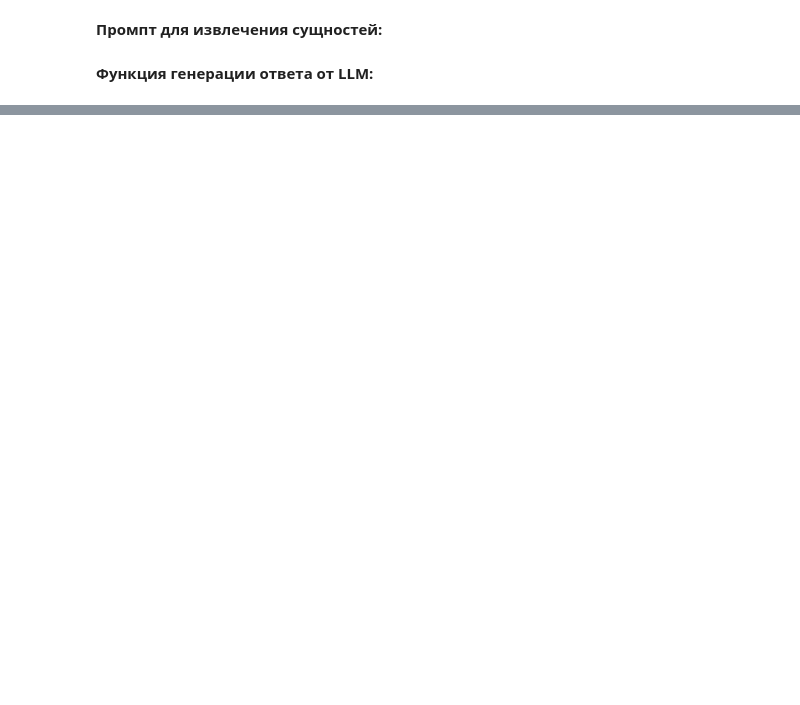
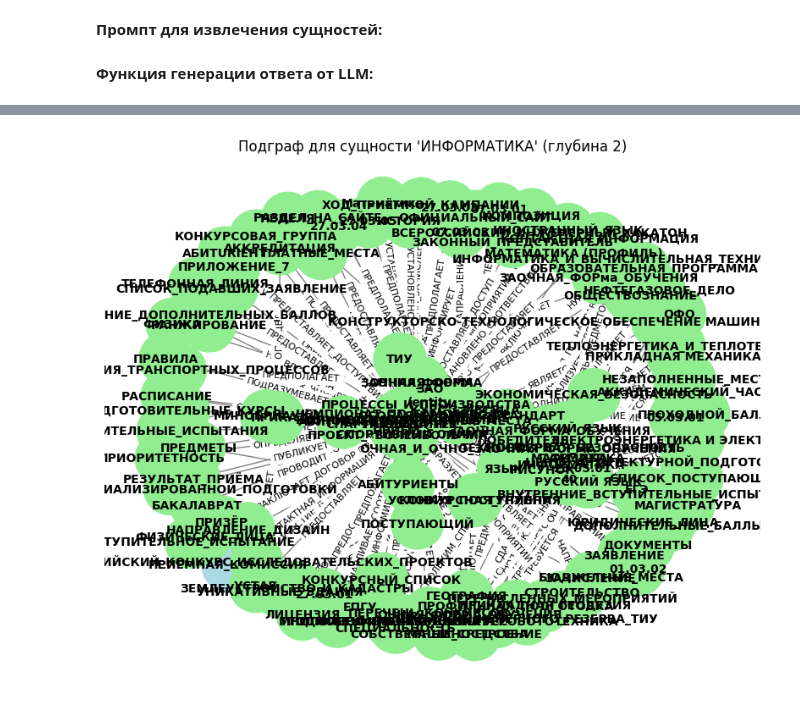
Before and after one commit to Andr171p/advanced-rag, a Jupyter notebook: notebooks/knowladge_graph.ipynb, the cells around one changed output, grey strips where cells are left out. Drawn from its saved outputs; the diff is of its cells as text; code cells hidden in the pictures; blank space fills up the shorter version.

```diff
--- a/notebooks/knowladge_graph.ipynb
+++ b/notebooks/knowladge_graph.ipynb
@@ -205,0 +332,25 @@ plt.show()
+# %%
+def extract_subgraph(graph, entity, depth=1):
+    if entity not in graph:
+        raise ValueError(f"Сущность '{entity}' не найдена в графе.")
+    subgraph = nx.ego_graph(graph, entity, radius=depth, undirected=True)
+    return subgraph
+# %%
+depth = 2
+entity = "ИНФОРМАТИКА"
+subgraph = extract_subgraph(G, entity, depth)
+
+pos = nx.spring_layout(subgraph, seed=42)
+plt.figure(figsize=(10, 8))
+
+node_colors = ["lightblue" if subgraph.nodes[node].get("type") == "ОРГАНИЗАЦИЯ" else "lightgreen" for node in subgraph.nodes]
+nx.draw_networkx_nodes(subgraph, pos, node_size=2000, node_color=node_colors)
+nx.draw_networkx_edges(subgraph, pos, edge_color="gray", arrowstyle="->", arrowsize=20)
+nx.draw_networkx_labels(subgraph, pos, font_size=10, font_weight="bold")
+edge_labels = {(u, v): subgraph.edges[u, v]["type"] for u, v in subgraph.edges}
+nx.draw_networkx_edge_labels(subgraph, pos, edge_labels=edge_labels, font_size=8)
+plt.title(f"Подграф для сущности '{entity}' (глубина {depth})")
+plt.axis("off")
+plt.show()
+# %% [output]
+[figure, added]
```
Also changed, not shown: parts of 22 cells of this notebook, 1 other file.
